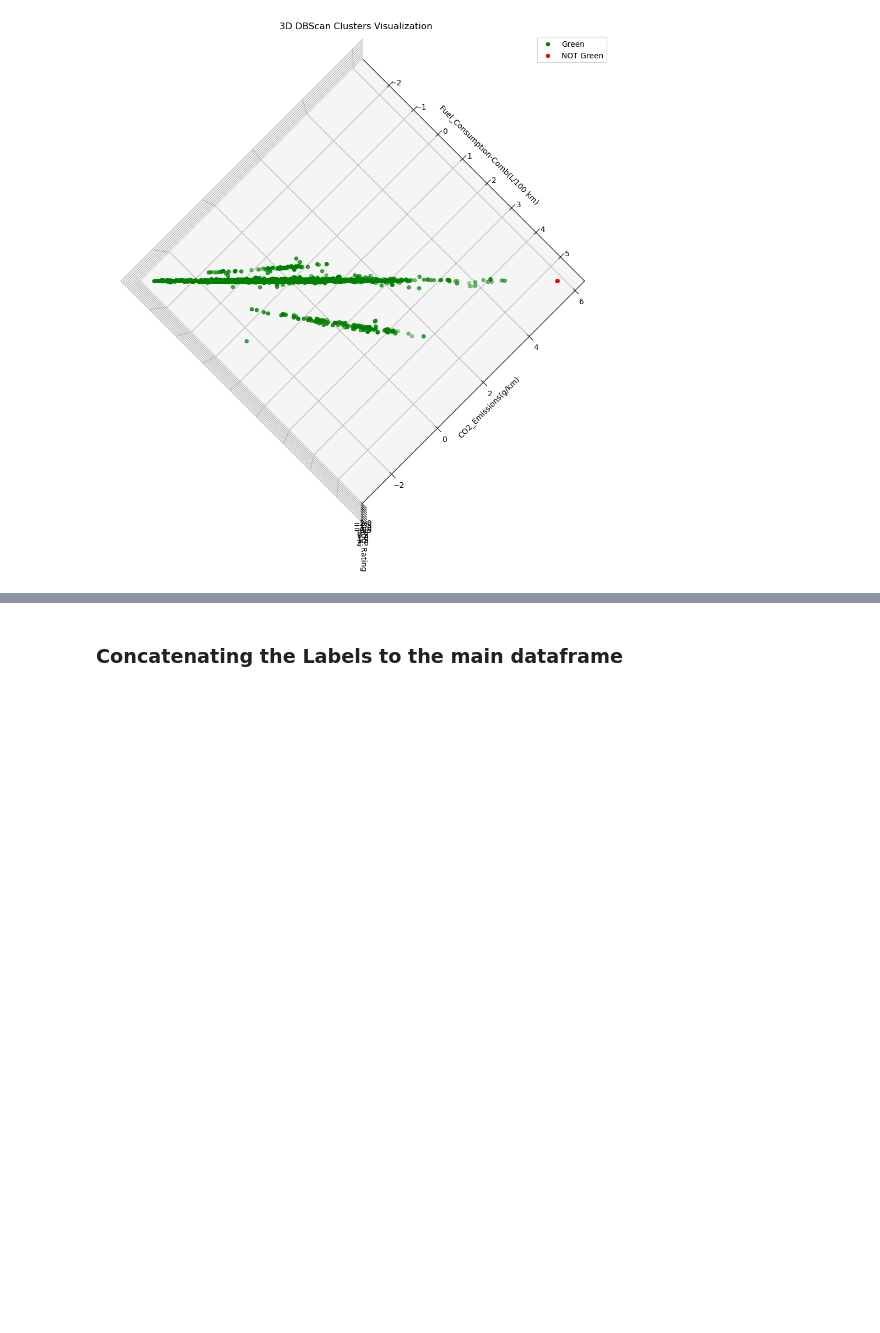
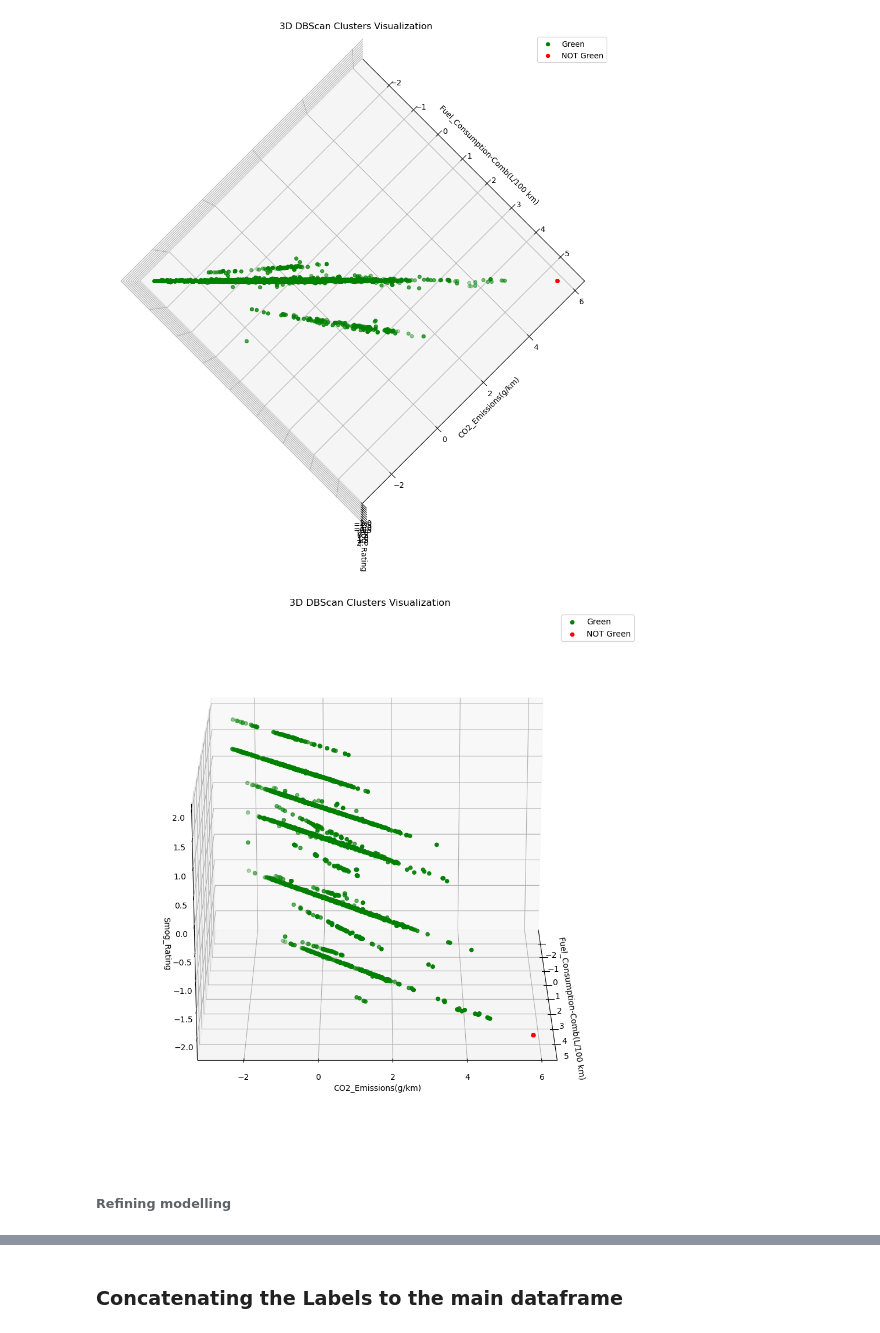
Before and after one commit to Sundus99/DSCapstone, a Jupyter notebook: Capstone_Sprint3.ipynb, the cells around one changed output, grey strips where cells are left out. Saved outputs shown, nothing was run; the diff lists cells and outputs as text; code cells hidden in the pictures; blank space fills up the shorter version.

```diff
--- a/Capstone_Sprint3.ipynb
+++ b/Capstone_Sprint3.ipynb
@@ -1112,2 +1133,8 @@ visualize_dbscan_clusters(90,-50)
 # %% [output]
 [figure]
+# %%
+visualize_dbscan_clusters(20,0,df_after_clustering)
+# %% [output]
+[figure, added]
+# %% [markdown]
+###### Refining modelling
```
Also changed, not shown: parts of 134 cells of this notebook, 1 other file.
